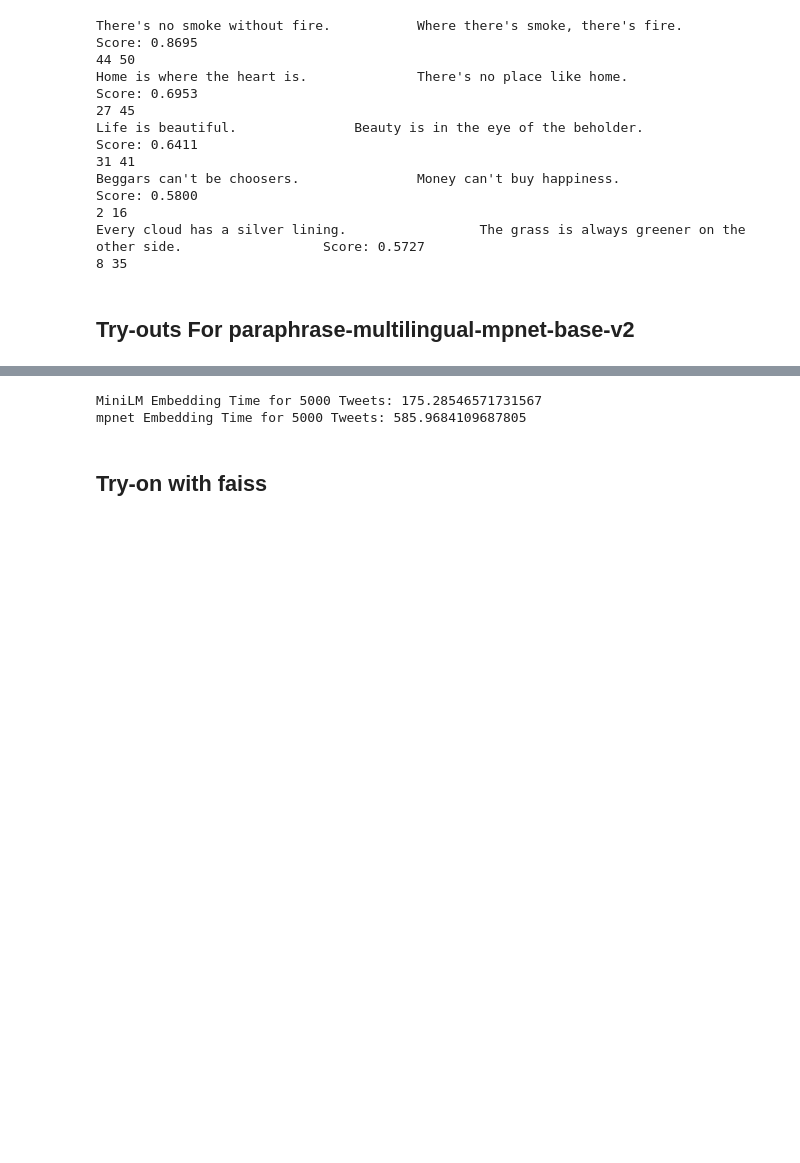
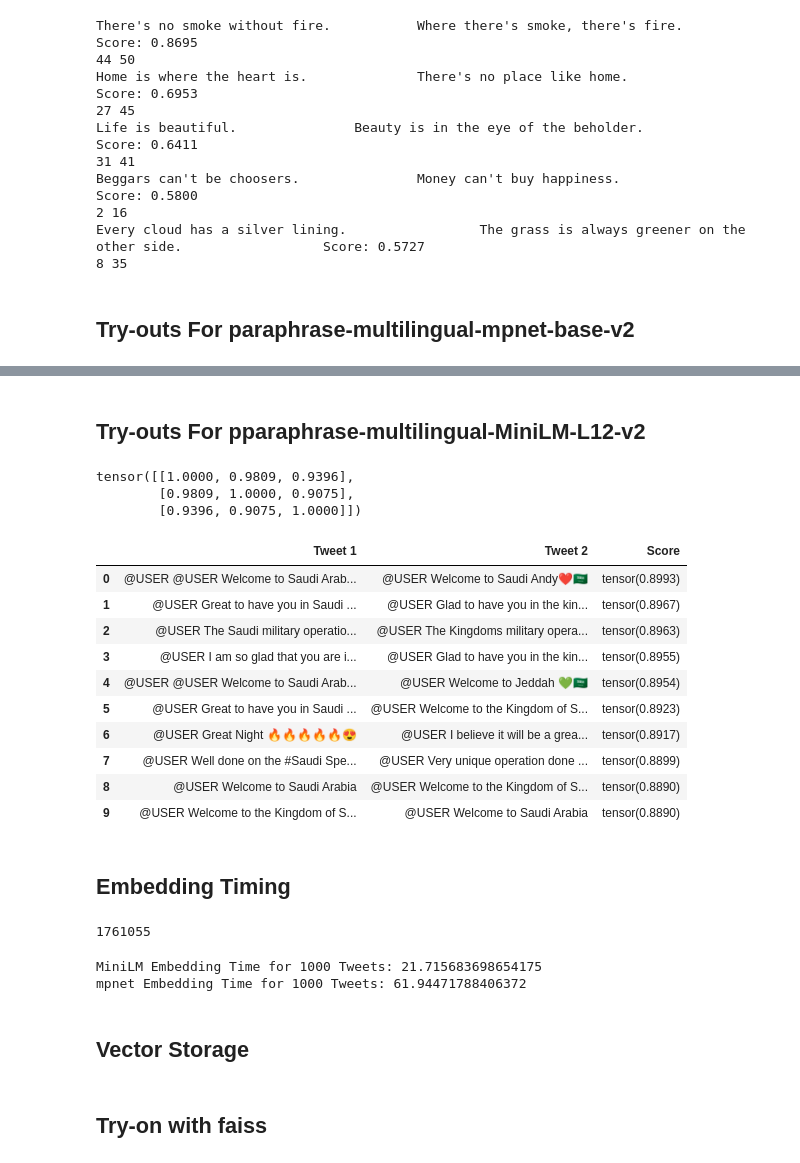
Before and after one commit to zhouhanc/capstone-topic-discovery, a Jupyter notebook: Code.ipynb, the cells around one changed output, grey strips where cells are left out. Cells and saved outputs as stored; diff of their text form; code cells hidden in the pictures; blank space fills up the shorter version.

```diff
--- a/Code.ipynb
+++ b/Code.ipynb
@@ -308,47 +372,79 @@ top_pair
+# %% [markdown]
+## Try-outs For pparaphrase-multilingual-MiniLM-L12-v2
+# %%
+model = SentenceTransformer('sentence-transformers/paraphrase-multilingual-MiniLM-L12-v2')
+sentences = ['我爱你', 'I love you', '愛してる']
+embeddings = model.encode(sentences, convert_to_tensor=True)
+cosine_scores = util.cos_sim(embeddings, embeddings)
+cosine_scores
+# %% [output]
+tensor([[1.0000, 0.9809, 0.9396],
+        [0.9809, 1.0000, 0.9075],
+        [0.9396, 0.9075, 1.0000]])
 # %%
 model = SentenceTransformer('sentence-transformers/paraphrase-multilingual-MiniLM-L12-v2')
 
 sample_tweets = tweets[(tweets['tweet_language'] == 'en') & (tweets['is_retweet']==False)]['cleaned_text'][:500]
 
 embeddings = model.encode(list(sample_tweets), convert_to_tensor=True)
 
 #Compute cosine-similarities for each sentence with each other sentence
 cosine_scores = util.cos_sim(embeddings, embeddings)
 
 #Find the pairs with the highest cosine similarity scores
 pairs = []
-top_pair = pd.DataFrame(columns=["Tweet 1", "Tweet 2", "Score"])
+top_pair = []
 for i in range(len(cosine_scores)-1):
     for j in range(i+1, len(cosine_scores)):
       if cosine_scores[i][j] < 0.9:
         pairs.append({'index': [i, j], 'score': cosine_scores[i][j]})
 
 #Sort scores in decreasing order
 pairs = sorted(pairs, key=lambda x: x['score'], reverse=True)
 
 
 for pair in pairs[0:10]:
     i, j = pair['index']
-    top_pair = top_pair.append({"Tweet 1": list(sample_tweets)[i], "Tweet 2": list(sample_tweets)[j], "Score": pair['score']}, ignore_index=True)
+    top_pair.append({'Tweet 1': list(sample_tweets)[i], 'Tweet 2': list(sample_tweets)[j], 'Score': pair['score']})
 
-top_pair
+pd.DataFrame(top_pair)
+# %% [output]
+|  | Tweet 1 | Tweet 2 | Score |
+| 0 | @USER @USER Welcome to Saudi Arab... | @USER Welcome to Saudi Andy❤️🇸🇦 | tensor(0.8993) |
+| 1 | @USER Great to have you in Saudi ... | @USER Glad to have you in the kin... | tensor(0.8967) |
+| 2 | @USER The Saudi military operatio... | @USER The Kingdoms military opera... | tensor(0.8963) |
+| 3 | @USER I am so glad that you are i... | @USER Glad to have you in the kin... | tensor(0.8955) |
+| 4 | @USER @USER Welcome to Saudi Arab... | @USER Welcome to Jeddah 💚🇸🇦 | tensor(0.8954) |
+| 5 | @USER Great to have you in Saudi ... | @USER Welcome to the Kingdom of S... | tensor(0.8923) |
+| 6 | @USER Great Night 🔥🔥🔥🔥🔥😍 | @USER I believe it will be a grea... | tensor(0.8917) |
+| 7 | @USER Well done on the #Saudi Spe... | @USER Very unique operation done ... | tensor(0.8899) |
+| 8 | @USER Welcome to Saudi Arabia | @USER Welcome to the Kingdom of S... | tensor(0.8890) |
+| 9 | @USER Welcome to the Kingdom of S... | @USER Welcome to Saudi Arabia | tensor(0.8890) |
+# %% [markdown]
+## Embedding Timing
+# %%
+len(tweets[tweets['is_retweet'] == False])
+# %% [output]
+1761055
 # %%
 model = SentenceTransformer('sentence-transformers/paraphrase-multilingual-MiniLM-L12-v2')
 start_time = time.time()
-sample_tweets = tweets[:5000]['cleaned_text']
+sample_tweets = tweets[tweets['is_retweet'] == False]['cleaned_text'][:1000]
 embeddings = model.encode(list(sample_tweets), convert_to_tensor=True)
 end_time = time.time()
-print("MiniLM Embedding Time for 5000 Tweets: {}".format(end_time-start_time))
+print("MiniLM Embedding Time for 1000 Tweets: {}".format(end_time-start_time))
 
 model = SentenceTransformer('sentence-transformers/paraphrase-multilingual-mpnet-base-v2')
 start_time = time.time()
-sample_tweets = tweets[0:5000]['cleaned_text']
+sample_tweets = tweets[tweets['is_retweet'] == False]['cleaned_text'][:1000]
 embeddings = model.encode(list(sample_tweets), convert_to_tensor=True)
 end_time = time.time()
-print("mpnet Embedding Time for 5000 Tweets: {}".format(end_time-start_time))
+print("mpnet Embedding Time for 1000 Tweets: {}".format(end_time-start_time))
 # %% [output]
-MiniLM Embedding Time for 5000 Tweets: 175.28546571731567
-mpnet Embedding Time for 5000 Tweets: 585.9684109687805
+MiniLM Embedding Time for 1000 Tweets: 21.715683698654175
+mpnet Embedding Time for 1000 Tweets: 61.94471788406372
+# %% [markdown]
+## Vector Storage
 # %% [markdown]
 ## Try-on with faiss
 # %% [markdown]
```
Also changed, not shown: parts of 20 cells of this notebook.
